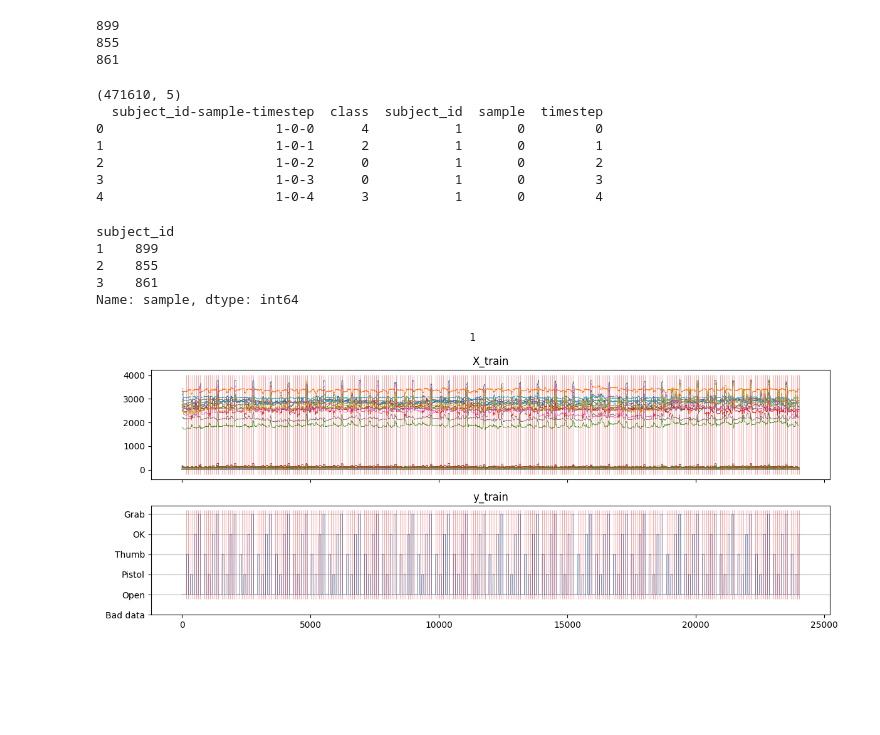
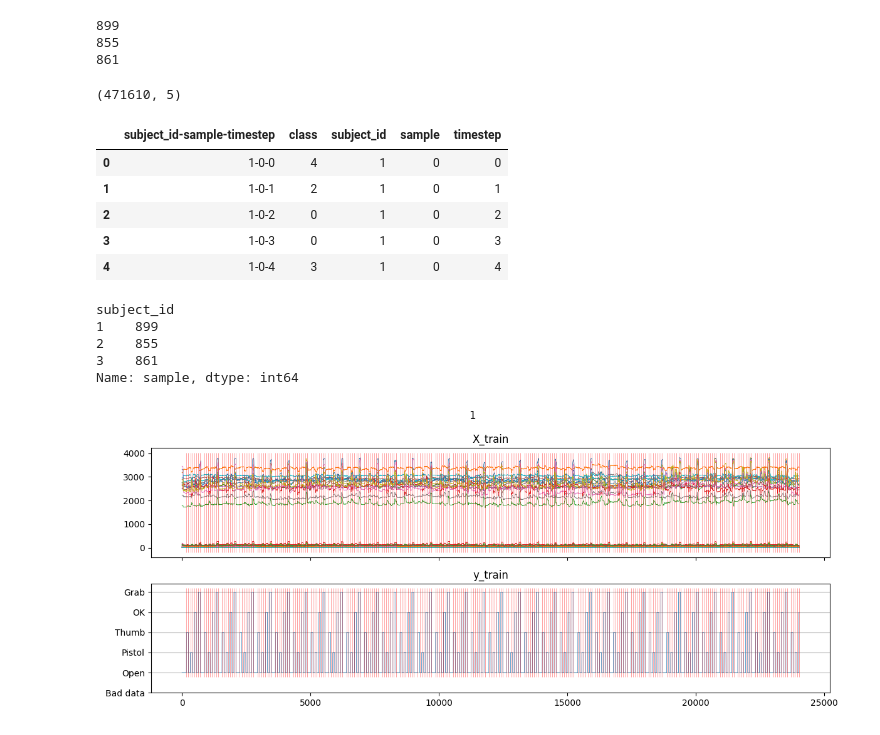
Before and after one commit to Alex1iv/Motorica_3, a Jupyter notebook: 2_model_nn.ipynb, the cells around one changed output. Drawn from its saved outputs; the diff is of its cells as text; code cells hidden in the pictures; blank space fills up the shorter version.

```diff
--- a/2_model_nn.ipynb
+++ b/2_model_nn.ipynb
@@ -217,28 +218,28 @@ for mount_name, mount in mounts.items():
 # %%
 # Чтение sample_submission.csv из архива (без распаковки архива)
 with ZipFile(path_to_zip) as myzip:
     y_test = pd.read_csv(myzip.open('sample_submission.csv'))
 
 y_test[['subject_id', 'sample', 'timestep']] = (
     y_test['subject_id-sample-timestep']
     .str.split('-', 2, expand=True)
     .astype(int)
 )
 y_test
 
 print(y_test.shape)
-print(y_test.head())
+display(y_test.head())
 # y_test.set_index(['subject_id', 'sample'])
 
 y_test.groupby(['subject_id'])['sample'].nunique()
 # %% [output]
 (471610, 5)
-  subject_id-sample-timestep  class  subject_id  sample  timestep
-0                      1-0-0      4           1       0         0
-1                      1-0-1      2           1       0         1
-2                      1-0-2      0           1       0         2
-3                      1-0-3      0           1       0         3
-4                      1-0-4      3           1       0         4
+|  | subject_id-sample-timestep | class | subject_id | sample | timestep |
+| 0 | 1-0-0 | 4 | 1 | 0 | 0 |
+| 1 | 1-0-1 | 2 | 1 | 0 | 1 |
+| 2 | 1-0-2 | 0 | 1 | 0 | 2 |
+| 3 | 1-0-3 | 0 | 1 | 0 | 3 |
+| 4 | 1-0-4 | 3 | 1 | 0 | 4 |
 subject_id
 1    899
 2    855
```
Also changed, not shown: parts of 11 cells of this notebook, 10 other files.
